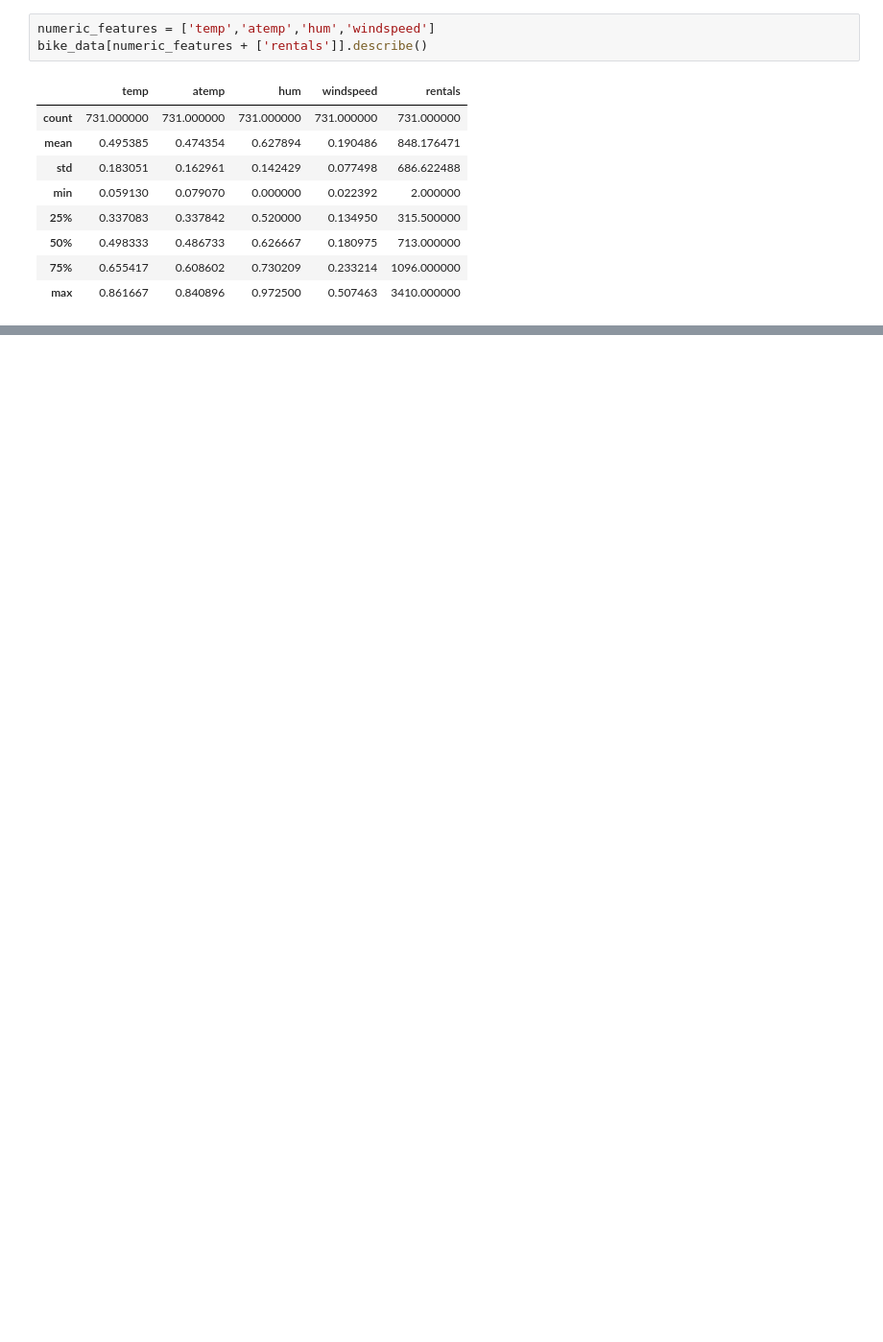
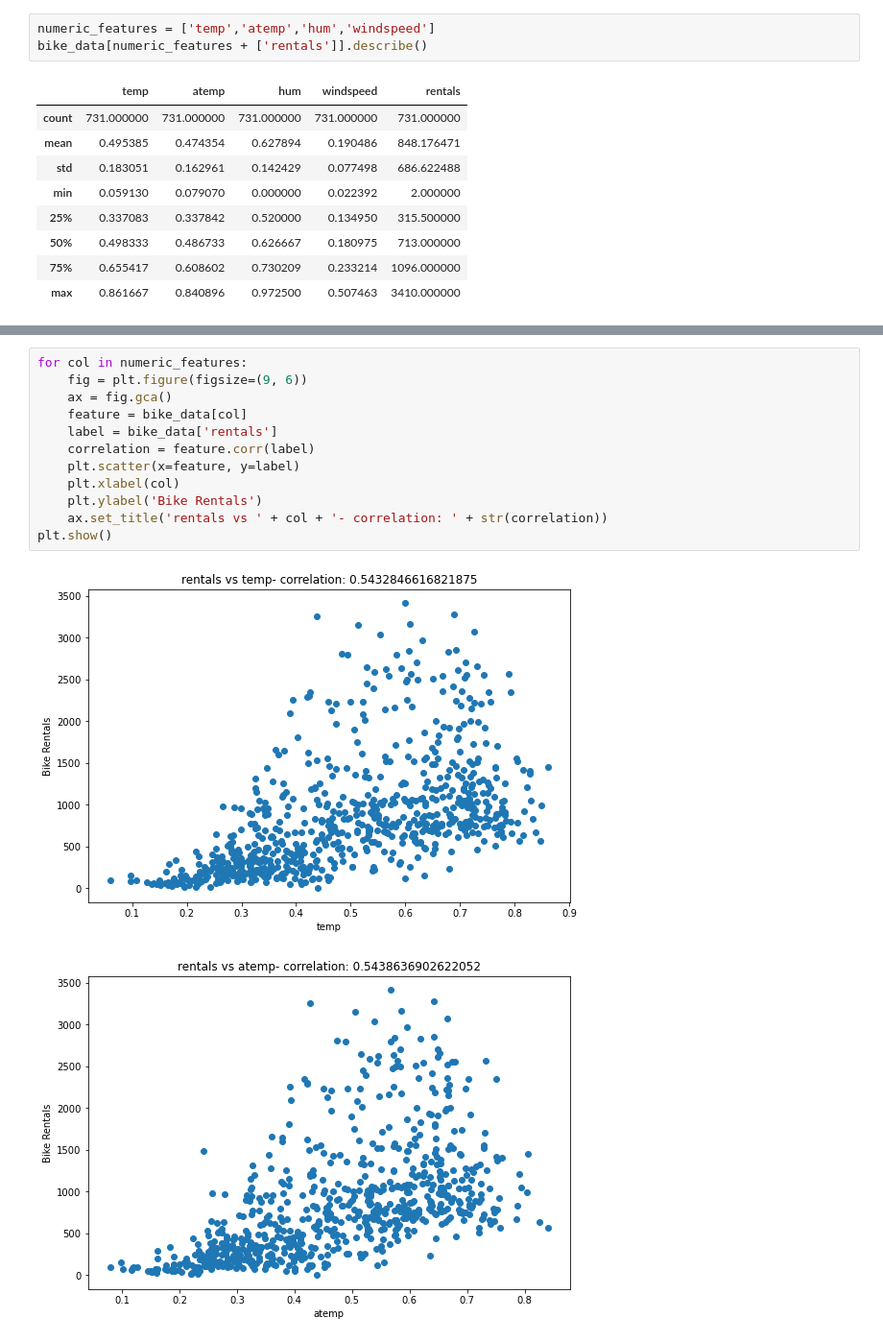
Before and after one commit to edwardquarm/Machine-Learning-Projects, a Jupyter notebook: LinearRegression.ipynb, the cells around one changed output, grey strips where cells are left out. Shown at 96% size. Drawn from its saved outputs; the diff is of its cells as text; blank space fills up the shorter version.

```diff
--- a/LinearRegression.ipynb
+++ b/LinearRegression.ipynb
@@ -59,0 +108,15 @@ fig.show()
+# %%
+for col in numeric_features:
+    fig = plt.figure(figsize=(9, 6))
+    ax = fig.gca()
+    feature = bike_data[col]
+    label = bike_data['rentals']
+    correlation = feature.corr(label)
+    plt.scatter(x=feature, y=label)
+    plt.xlabel(col)
+    plt.ylabel('Bike Rentals')
+    ax.set_title('rentals vs ' + col + '- correlation: ' + str(correlation))
+plt.show()
+# %% [output]
+[figure, added]
+[figure, added]
```
Also changed, not shown: parts of 15 cells of this notebook.
